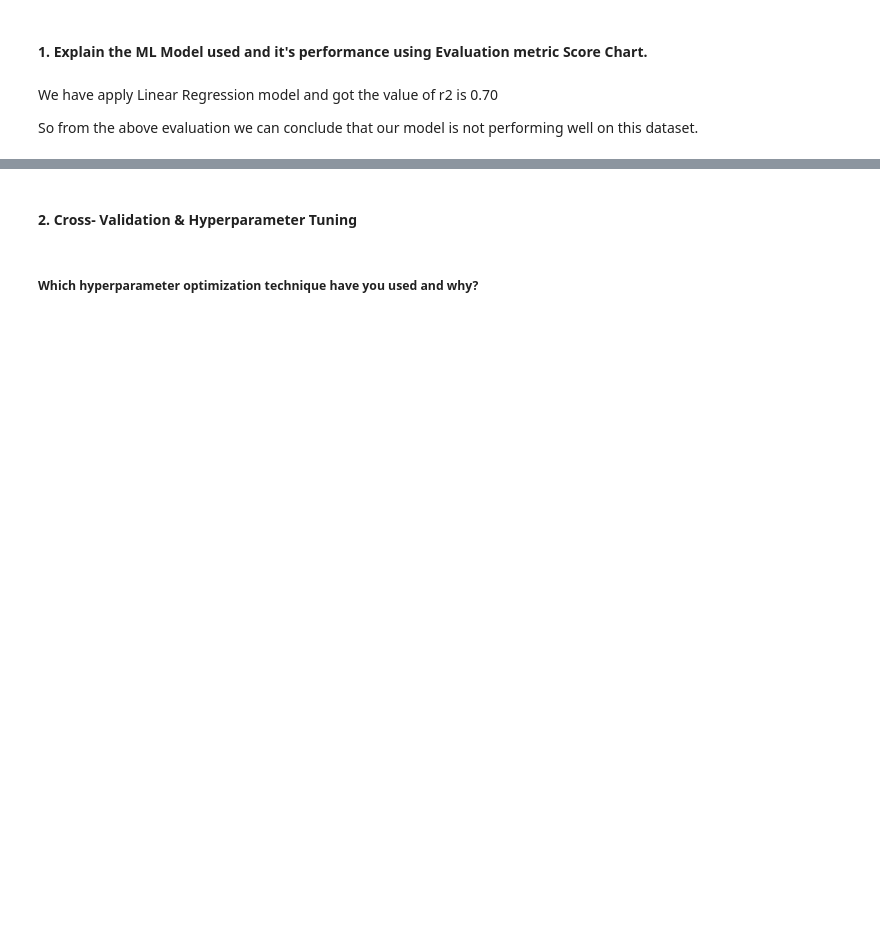
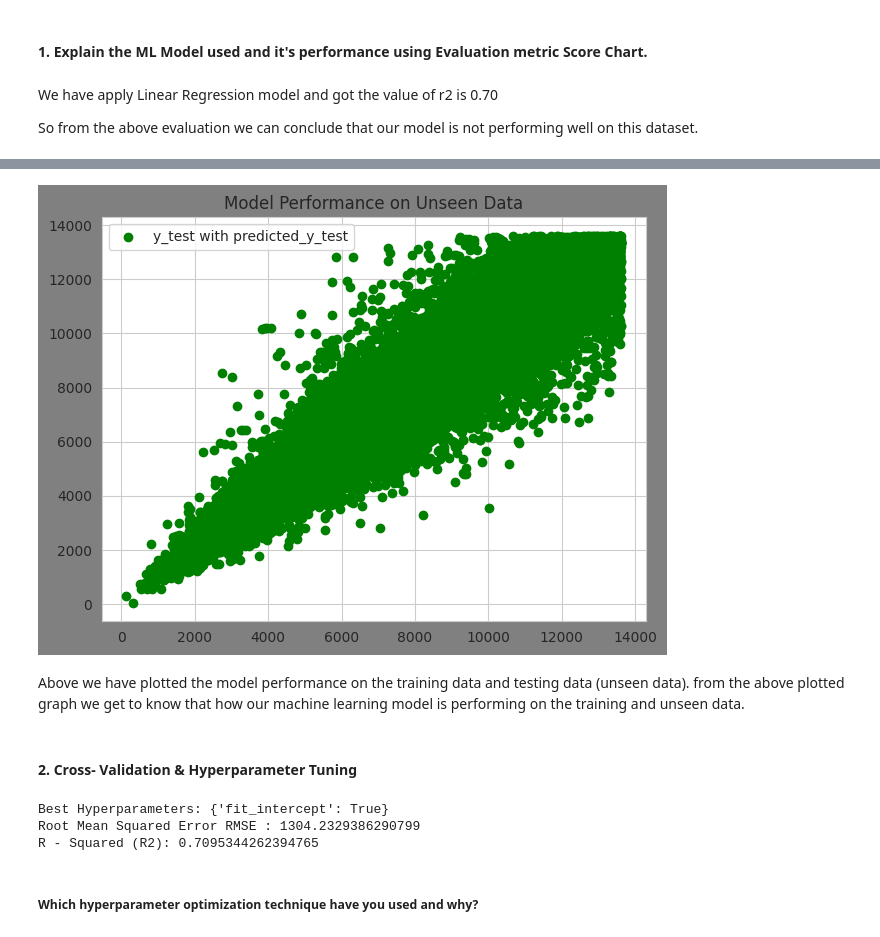
Before and after one commit to hmarathe420/Retail_Sales_Prediction, a Jupyter notebook: Retail_Sales_Prediction.ipynb, the cells around one changed output, grey strips where cells are left out. Saved outputs shown, nothing was run; the diff lists cells and outputs as text; code cells hidden in the pictures; blank space fills up the shorter version.

```diff
--- a/Retail_Sales_Prediction.ipynb
+++ b/Retail_Sales_Prediction.ipynb
@@ -1464,2 +1477,14 @@ So from the above evaluation we can conclude that our model is not performing we
+# %%
+# visualizing the scatter plot of y_test with scatter plot
+plt.figure(facecolor ='gray')
+plt.rcParams['figure.autolayout'] == True
+plt.scatter(y_test,test_pred, color = 'green', label = 'y_test with predicted_y_test')
+plt.title('Model Performance on Unseen Data')
+plt.legend()
+plt.show()
+# %% [output]
+[figure, added]
+# %% [markdown]
+Above we have plotted the model performance on the training data and testing data (unseen data). from the above plotted graph we get to know that how our machine learning model is performing on the training and unseen data.
 # %% [markdown]
 #### 2. Cross- Validation & Hyperparameter Tuning
@@ -1472,2 +1491,38 @@ So from the above evaluation we can conclude that our model is not performing we
+# %%
+# ML Model - 1 Implementation with hyperparameter optimization techniques (i.e., GridSearch CV, RandomSearch CV, Bayesian Optimization etc.)
+
+model = LinearRegression()
+
+#  Defining Hyperparameter to tune
+param_grid = {'fit_intercept': [True, False],}
+
+# performing grid search with cross validation
+grid_search = GridSearchCV(estimator = reg, param_grid = param_grid, cv = 5, scoring = 'neg_mean_squared_error')
+grid_search.fit(x_train,y_train)
+
+# get the best hyperparameters and model
+best_params = grid_search.best_params_
+best_model = grid_search.best_estimator_
+
+# Training the model with the best hyperparameters on the entire training set
+best_model.fit(x_train,y_train)
+
+
+# making the prediction on the test set
+y_pred = best_model.predict(x_test)
+
+
+# calculating the evaluation metrics
+mse = mean_squared_error(y_test, y_pred)
+r2= r2_score(y_test,y_pred)
+
+# printing the Best Hyperparameters, Root Mean Squared Error RMSE and R - Squared (R2)
+print("Best Hyperparameters:",best_params)
+print("Root Mean Squared Error RMSE :",np.sqrt(mse))
+print("R - Squared (R2):", r2)
+# %% [output]
+Best Hyperparameters: {'fit_intercept': True}
+Root Mean Squared Error RMSE : 1304.2329386290799
+R - Squared (R2): 0.7095344262394765
 # %% [markdown]
 ##### Which hyperparameter optimization technique have you used and why?
```
Also changed, not shown: parts of 12 cells of this notebook.
